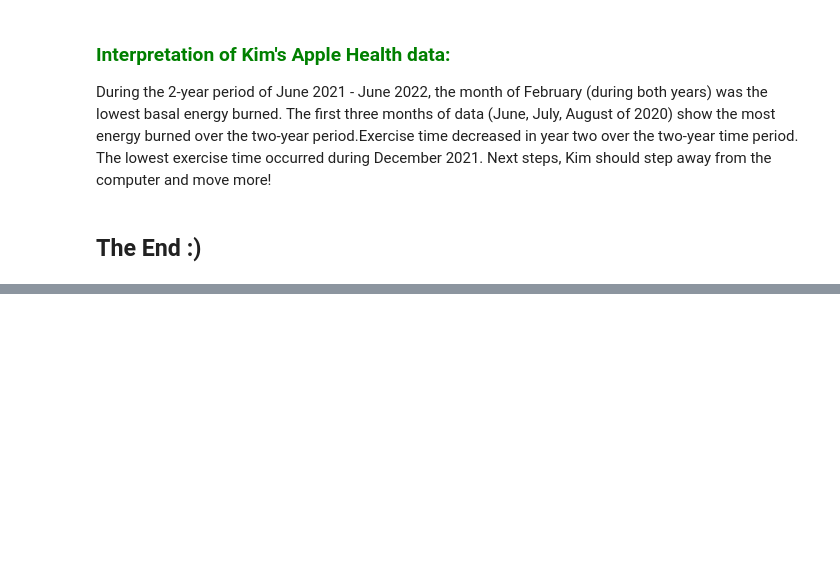
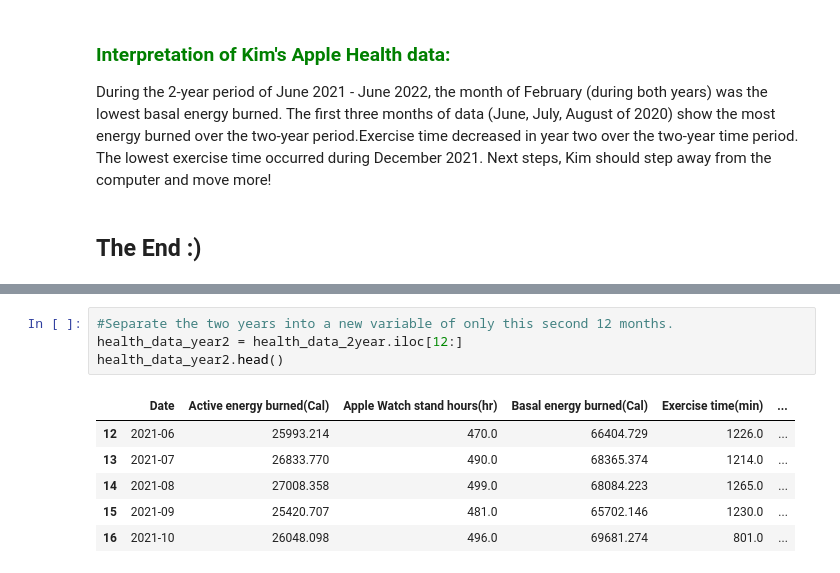
Before and after one commit to KimBug29/AppleDataKW, a Jupyter notebook: HealthData.ipynb, the cells around one changed output, grey strips where cells are left out. Saved outputs shown, nothing was run; the diff lists cells and outputs as text; blank space fills up the shorter version.

```diff
--- a/HealthData.ipynb
+++ b/HealthData.ipynb
@@ -383,0 +394,11 @@ During the 2-year period of June 2021 - June 2022, the month of February (during
+# %%
+#Separate the two years into a new variable of only this second 12 months.
+health_data_year2 = health_data_2year.iloc[12:]
+health_data_year2.head()
+# %% [output]
+|  | Date | Active energy burned(Cal) | Apple Watch stand hours(hr) | Basal energy burned(Cal) | Exercise time(min) | ... |
+| 12 | 2021-06 | 25993.214 | 470.0 | 66404.729 | 1226.0 | ... |
+| 13 | 2021-07 | 26833.770 | 490.0 | 68365.374 | 1214.0 | ... |
+| 14 | 2021-08 | 27008.358 | 499.0 | 68084.223 | 1265.0 | ... |
+| 15 | 2021-09 | 25420.707 | 481.0 | 65702.146 | 1230.0 | ... |
+| 16 | 2021-10 | 26048.098 | 496.0 | 69681.274 | 801.0 | ... |
```
Also changed, not shown: parts of 7 cells of this notebook.
